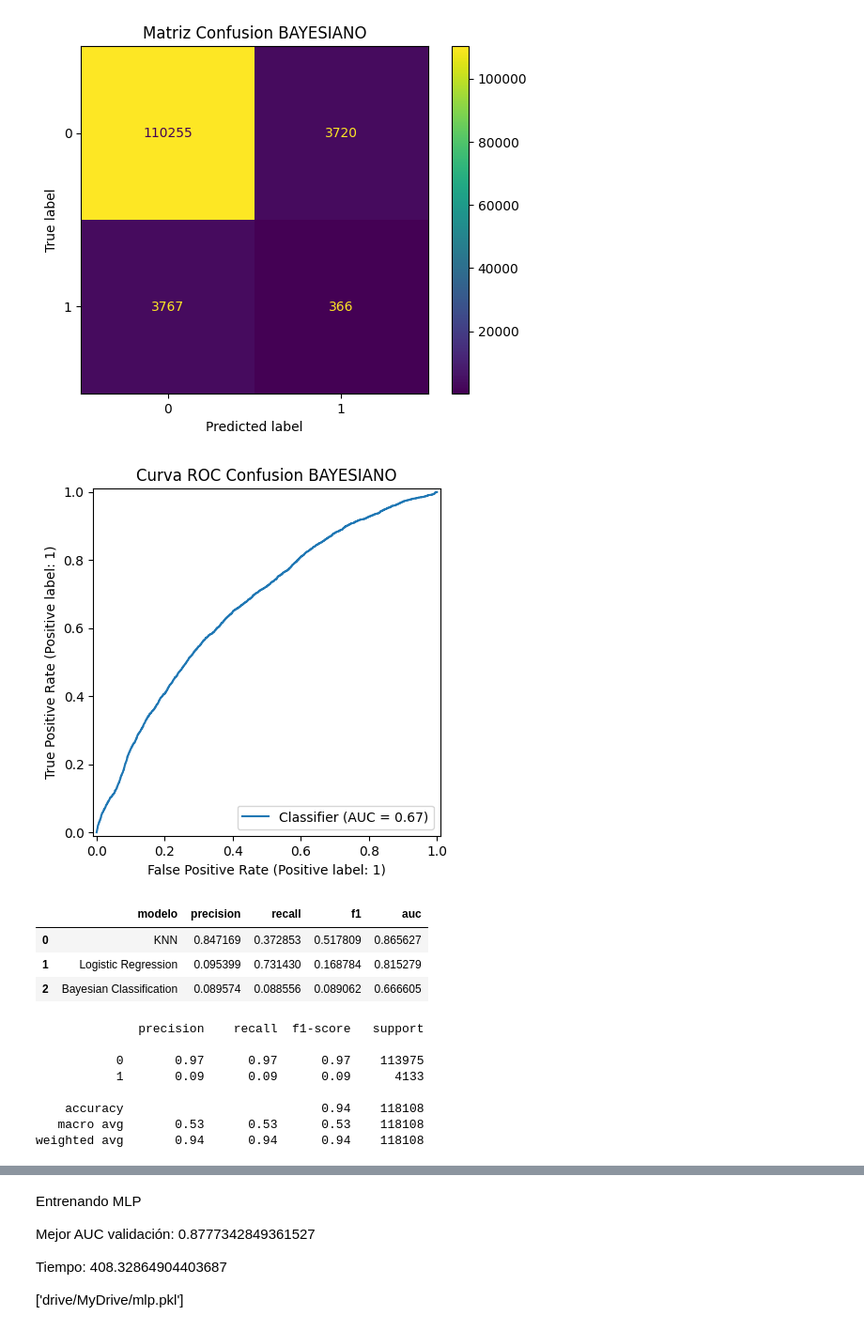
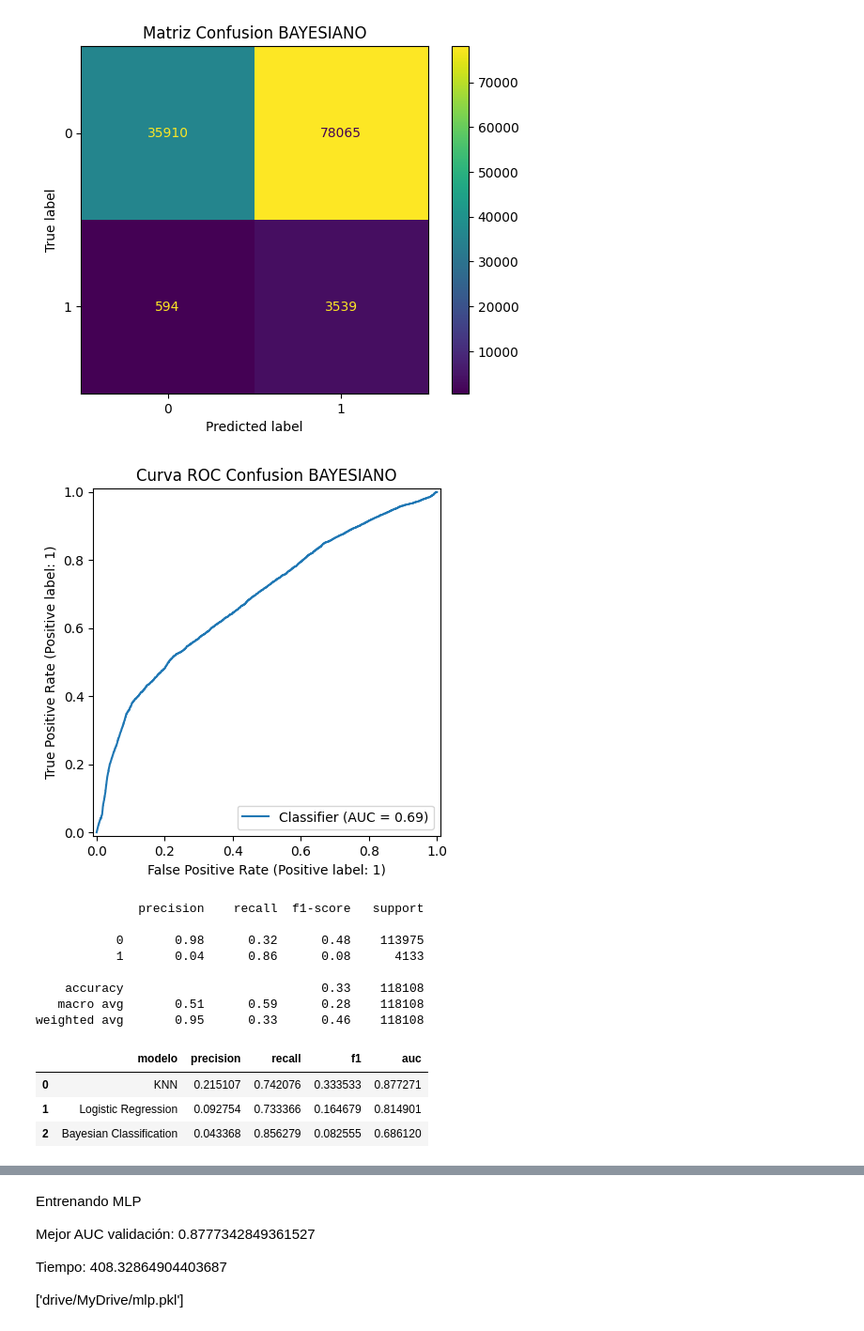
Before and after one commit to Jefryllerena/Parcial_Practico_Regresion_Segmentacion, a Jupyter notebook: _sources/modelos_clasificacion.ipynb, the cells around one changed output, grey strips where cells are left out. Shown at 94% size. Saved outputs shown, nothing was run; the diff lists cells and outputs as text; code cells hidden in the pictures.

```diff
--- a/_sources/modelos_clasificacion.ipynb
+++ b/_sources/modelos_clasificacion.ipynb
@@ -53,6 +87,6 @@ Tiempo: 2691.609223842621
 # %%
 # knn_metricas
-modelo_knn = joblib.load('drive/MyDrive/knn.pkl')
+modelo_knn = joblib.load('drive/MyDrive/punto_2_knn.pkl')
 pro_knn = modelo_knn.predict_proba(X_val)[:, 1]
 pr_knn = (pro_knn >= 0.5).astype(int)
 cm_knn = confusion_matrix(y_val, pr_knn)
@@ -66,5 +100,7 @@ plt.show()
 res = ['KNN', precision_score(y_val, pr_knn), recall_score(y_val, pr_knn), f1_score(y_val, pr_knn), roc_auc_score(y_val, pro_knn)]
 resultados.loc[len(resultados)] = res;
 
+print(classification_report(y_val, pr_knn))
+
 resultados
 # %% [output]
@@ -111,6 +204,6 @@ converge
 # %%
 # logreg_metricas
-modelo_log = joblib.load('drive/MyDrive/logreg.pkl')
+modelo_log = joblib.load('drive/MyDrive/punto_2_logreg.pkl')
 pro_log = modelo_log.predict_proba(X_val)[:, 1]
 pr_log = (pro_log >= 0.5).astype(int)
 cm_log = confusion_matrix(y_val, pr_log)
@@ -123,6 +216,7 @@ plt.title("Curva ROC Confusion LOGREG")
 plt.show()
 res = ['Logistic Regression', precision_score(y_val, pr_log), recall_score(y_val, pr_log), f1_score(y_val, pr_log), roc_auc_score(y_val, pro_log)]
 resultados.loc[len(resultados)] = res;
+print(classification_report(y_val, pr_log))
 
 resultados
 # %% [output]
@@ -164,35 +307,33 @@ Tiempo: 7.417926073074341
 # %%
 # bayesiano_metricas
-modelo_nb = joblib.load('drive/MyDrive/bayes.pkl')
+modelo_nb = joblib.load('drive/MyDrive/punto_2_bayes.pkl')
 pro_nb = modelo_nb.predict_proba(X_val)[:, 1]
 pr_nb = (pro_nb >= 0.5).astype(int)
 cm_nb = confusion_matrix(y_val, pr_nb)
 ConfusionMatrixDisplay(cm_nb).plot()
 plt.title("Matriz Confusion BAYESIANO")
 plt.show()
 
 RocCurveDisplay.from_predictions(y_val, pro_nb)
 plt.title("Curva ROC Confusion BAYESIANO")
 plt.show()
 res = ['Bayesian Classification', precision_score(y_val, pr_nb), recall_score(y_val, pr_nb), f1_score(y_val, pr_nb), roc_auc_score(y_val, pro_nb)]
 resultados.loc[len(resultados)] = res;
+print(classification_report(y_val, pr_nb))
 
 resultados
 # %% [output]
-[figure, old version]
+[figure, new version]
-[figure, old version]
+[figure, new version]
+              precision    recall  f1-score   support
+
+           0       0.98      0.32      0.48    113975
+           1       0.04      0.86      0.08      4133
+
+    accuracy                           0.33    118108
+   macro avg       0.51      0.59      0.28    118108
+weighted avg       0.95      0.33      0.46    118108
 |  | modelo | precision | recall | f1 | auc |
-| 0 | KNN | 0.847169 | 0.372853 | 0.517809 | 0.865627 |
-| 1 | Logistic Regression | 0.095399 | 0.731430 | 0.168784 | 0.815279 |
-| 2 | Bayesian Classification | 0.089574 | 0.088556 | 0.089062 | 0.666605 |
+| 0 | KNN | 0.215107 | 0.742076 | 0.333533 | 0.877271 |
+| 1 | Logistic Regression | 0.092754 | 0.733366 | 0.164679 | 0.814901 |
+| 2 | Bayesian Classification | 0.043368 | 0.856279 | 0.082555 | 0.686120 |
-# %%
-print(classification_report(y_val, pr_nb))
-# %% [output]
-              precision    recall  f1-score   support
-
-           0       0.97      0.97      0.97    113975
-           1       0.09      0.09      0.09      4133
-
-    accuracy                           0.94    118108
-   macro avg       0.53      0.53      0.53    118108
-weighted avg       0.94      0.94      0.94    118108
```
Also changed, not shown: parts of 56 cells of this notebook, 30 other files.
